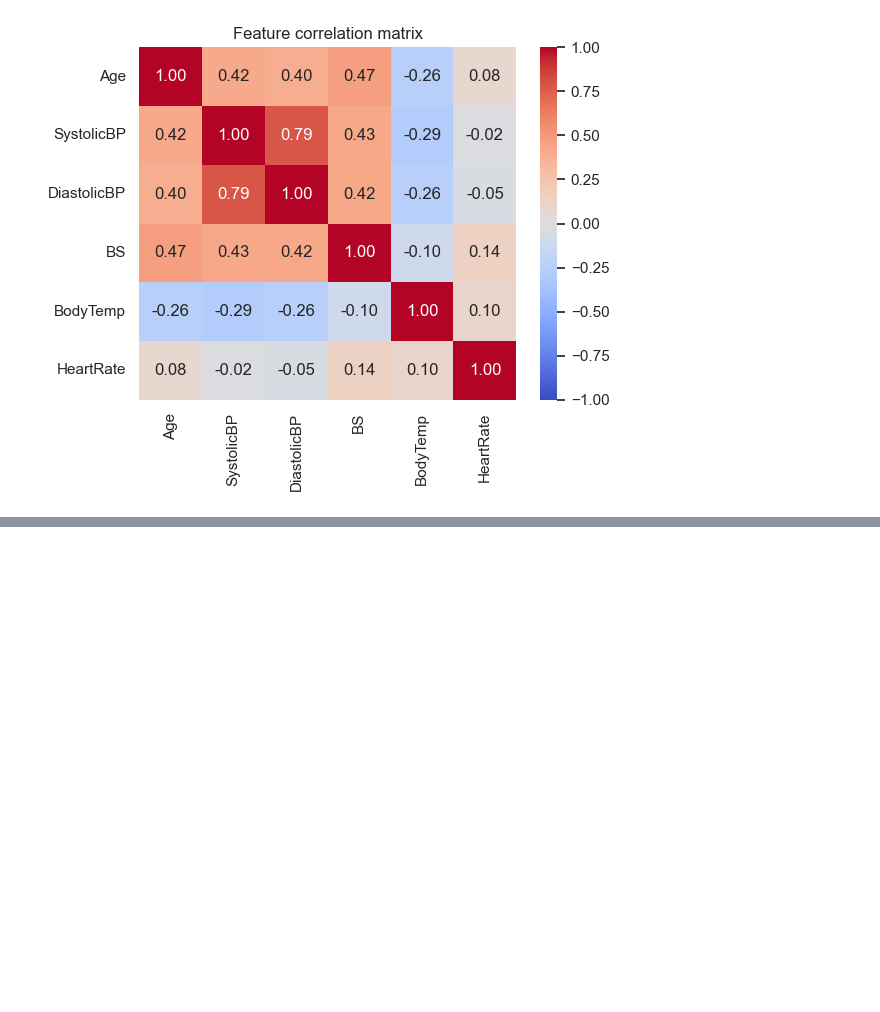
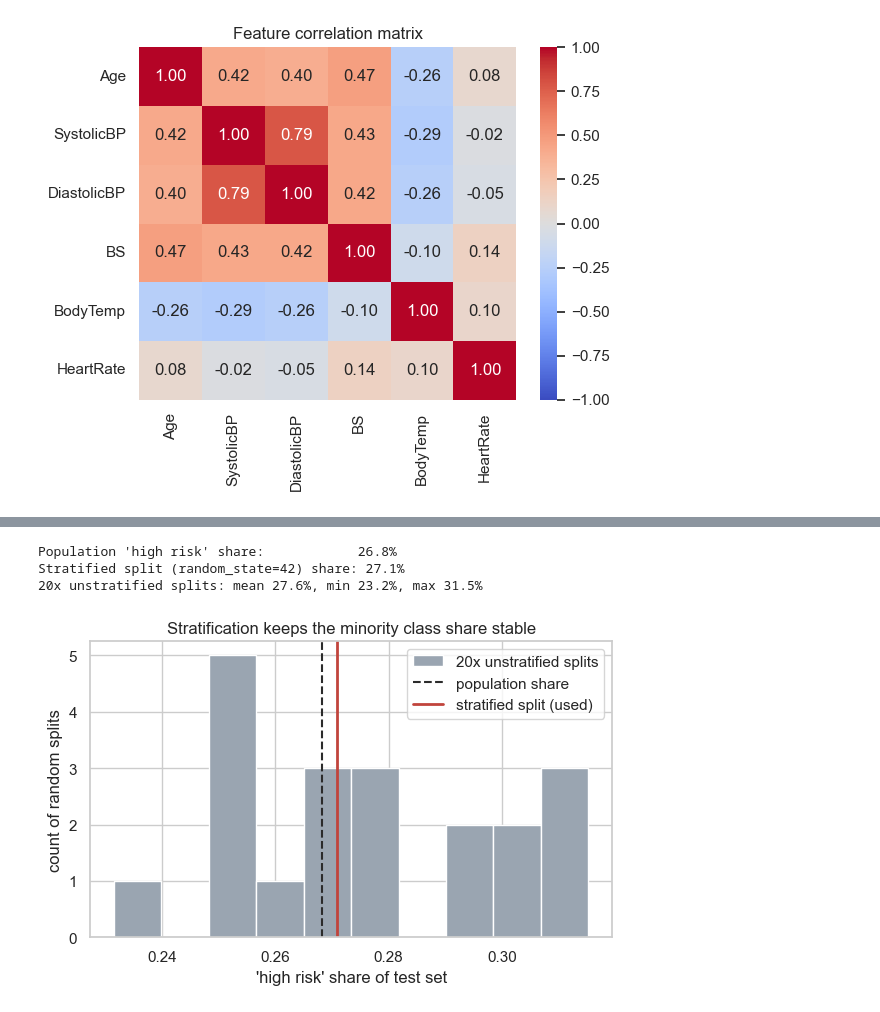
Before and after one commit to andyombogo/Eneza-Data-Science-Residential-training-2026, a Jupyter notebook: project7-maternal-child-health/notebooks/task1_risk_classifier_eda.ipynb, the cells around one changed output, grey strips where cells are left out. Saved outputs shown, nothing was run; the diff lists cells and outputs as text; code cells hidden in the pictures; blank space fills up the shorter version.

```diff
--- a/project7-maternal-child-health/notebooks/task1_risk_classifier_eda.ipynb
+++ b/project7-maternal-child-health/notebooks/task1_risk_classifier_eda.ipynb
@@ -148,0 +139,35 @@ report_df
+# %%
+X, y = df[FEATURES], df[TARGET]
+
+unstratified_shares = []
+for seed in range(20):
+    _, X_te, _, y_te = train_test_split(X, y, test_size=0.2, random_state=seed)
+    unstratified_shares.append((y_te == "high risk").mean())
+
+_, X_te_strat, _, y_te_strat = split_data(df)
+stratified_share = (y_te_strat == "high risk").mean()
+population_share = (y == "high risk").mean()
+
+print(f"Population 'high risk' share:            {population_share:.1%}")
+print(f"Stratified split (random_state=42) share: {stratified_share:.1%}")
+print(
+    f"20x unstratified splits: mean {np.mean(unstratified_shares):.1%}, "
+    f"min {np.min(unstratified_shares):.1%}, max {np.max(unstratified_shares):.1%}"
+)
+
+plt.figure(figsize=(6, 4))
+plt.hist(unstratified_shares, bins=10, color="#9AA5B1", edgecolor="white",
+         label="20x unstratified splits")
+plt.axvline(population_share, color="#2B2B2B", linestyle="--", label="population share")
+plt.axvline(stratified_share, color="#C1443C", linewidth=2, label="stratified split (used)")
+plt.xlabel("'high risk' share of test set")
+plt.ylabel("count of random splits")
+plt.title("Stratification keeps the minority class share stable")
+plt.legend()
+plt.tight_layout()
+plt.show()
+# %% [output]
+Population 'high risk' share:            26.8%
+Stratified split (random_state=42) share: 27.1%
+20x unstratified splits: mean 27.6%, min 23.2%, max 31.5%
+[figure, added]
```
Also changed, not shown: parts of 26 cells of this notebook, 3 other files.
